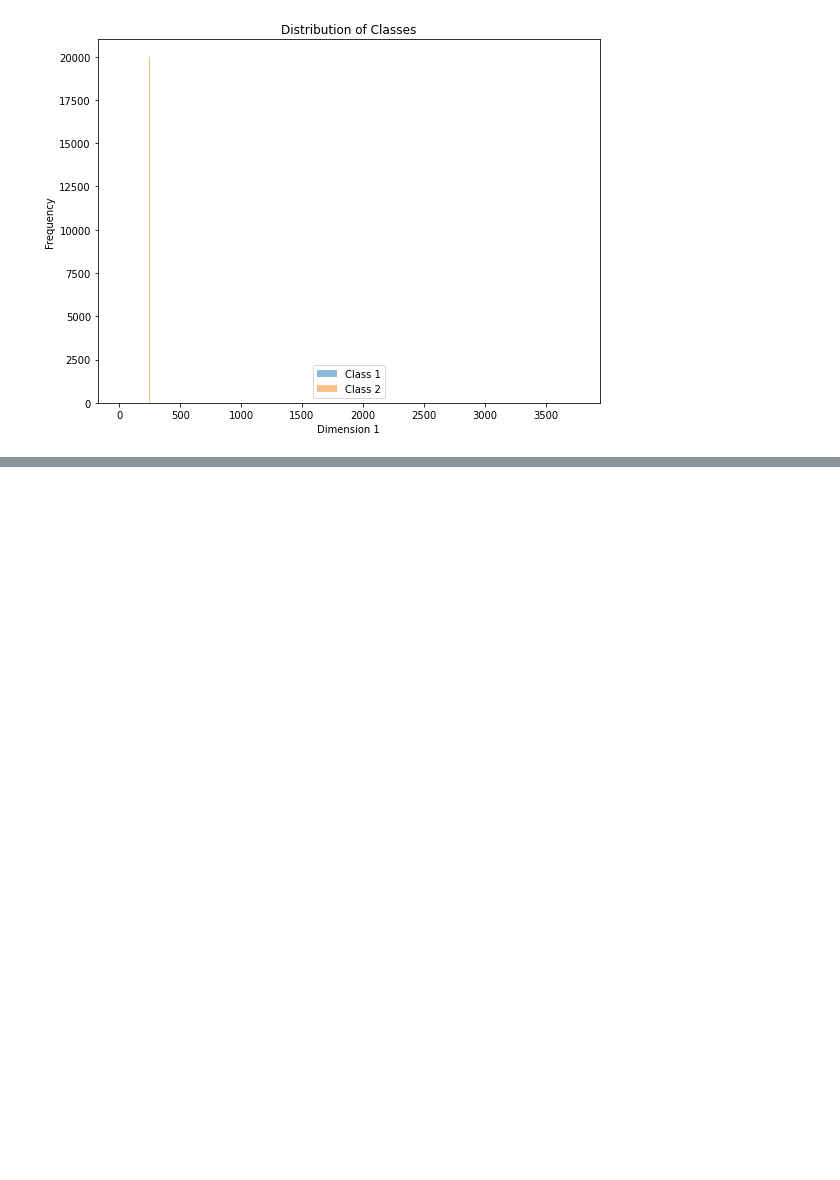
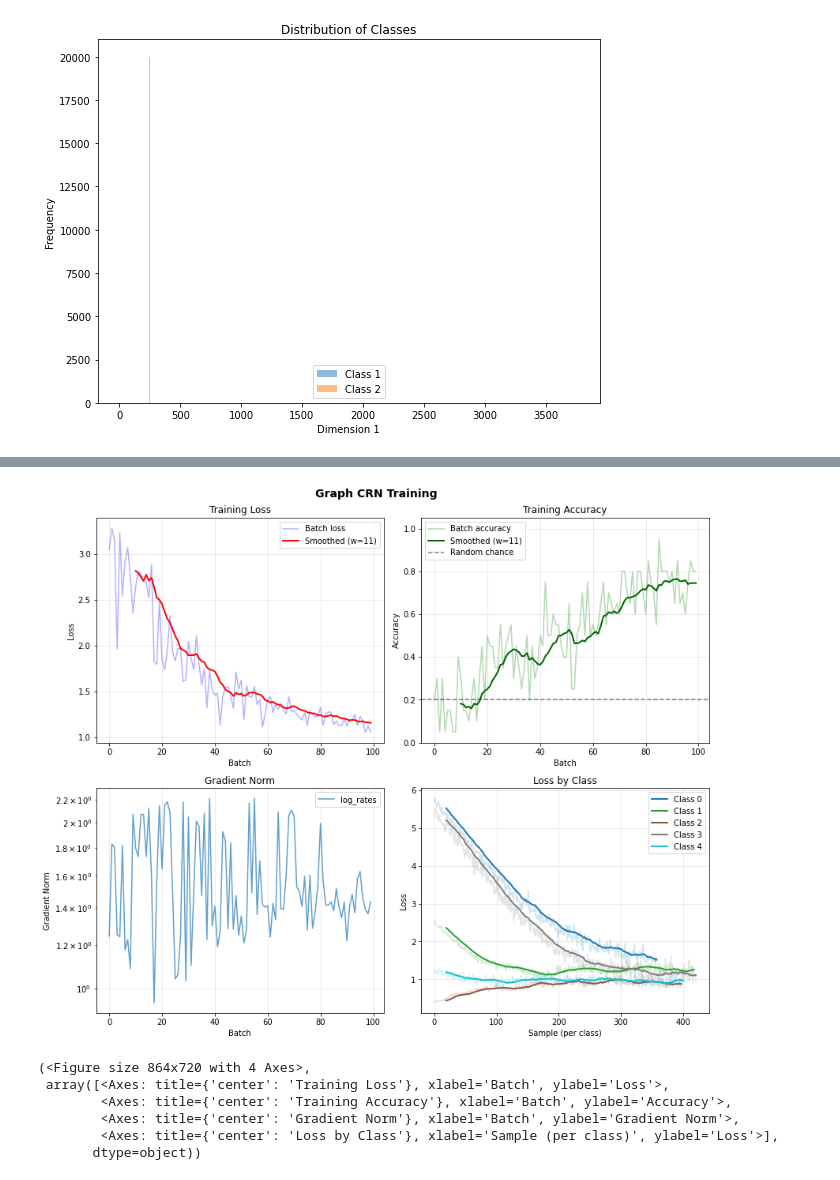
Before and after one commit to csfloyd/GlycanAnalysis, a Jupyter notebook: Python/training_signaling_networks.ipynb, the cells around one changed output, grey strips where cells are left out. Saved outputs shown, nothing was run; the diff lists cells and outputs as text; code cells hidden in the pictures; blank space fills up the shorter version.

```diff
--- a/Python/training_signaling_networks.ipynb
+++ b/Python/training_signaling_networks.ipynb
@@ -299,0 +480,69 @@ plt.show()
+# %%
+import numpy as np
+from CRNs.training import GraphComputation, CRNModel, UnifiedTrainer, run_training_crn, plot_training_diagnostics
+
+# ============== SETUP ==============
+# Assumes already defined:
+#   r_n, sim, L, G, input_nodes, target_nodes, n_classes, input_data
+#   dR_dC_func, dR_dk_func, dR_dl_func, generate_positive_initial_concentrations_nnls
+
+# Initialize rates (log-normal)
+n_rates = len(r_n.get_rates())
+rates = np.exp(np.random.randn(n_rates) * 1.0)
+r_n.update_rates(rates)
+
+# ============== GRAPH COMPUTATION ==============
+graph_comp = GraphComputation(G, input_nodes, target_nodes)
+graph_comp.build_r_n_maps(r_n)
+
+# Build l0 to match graph node ordering
+n_nodes = len(graph_comp.nodes)
+default_l0 = np.ones(n_nodes)
+
+# Target node indices in species list
+target_node_idxs = [r_n.species_names.index(node) for node in target_nodes]
+n_inputs = len(input_nodes)
+
+# ============== MODEL ==============
+crn_model = CRNModel(
+    r_n=r_n,
+    sim=sim,
+    L=L,
+    class_ids=target_node_idxs,
+    n_inputs=n_inputs,
+    default_l0=default_l0,
+    forward_method='graph',
+    graph_comp=graph_comp,
+    dR_dC_func=dR_dC_func,
+    dR_dk_func=dR_dk_func,
+    dR_dl_func=dR_dl_func,
+    generate_init_func=generate_positive_initial_concentrations_nnls,
+)
+
+# ============== TRAINER ==============
+trainer = UnifiedTrainer(
+    crn_model,
+    optimizer_type='adam',
+    lr_dict={'log_rates': 0.001, 'log_l0': 0.001},
+    max_grad_norm=50.0,
+    frozen_params=['log_l0']
+)
+
+# ============== TRAIN ==============
+history = run_training_crn(
+    trainer=trainer,
+    input_data=input_data,
+    n_classes=n_classes,
+    num_batches=100,
+    batch_size=20,
+    T_start=0.1,
+    T_end=0.1,
+    T_decay=0.99,
+    noise_start=0.0,
+    noise_end=0.0,
+    noise_decay=0.99,
+    print_every=50
+)
+
+plot_training_diagnostics(history, title="Graph CRN Training")
+# %% [output]
@@ -300,3 +565,10 @@ plt.show()
+[figure, added]
+(<Figure size 864x720 with 4 Axes>,
+ array([<Axes: title={'center': 'Training Loss'}, xlabel='Batch', ylabel='Loss'>,
+        <Axes: title={'center': 'Training Accuracy'}, xlabel='Batch', ylabel='Accuracy'>,
+        <Axes: title={'center': 'Gradient Norm'}, xlabel='Batch', ylabel='Gradient Norm'>,
+        <Axes: title={'center': 'Loss by Class'}, xlabel='Sample (per class)', ylabel='Loss'>],
+       dtype=object))
 # %%
 from CRNs.training import (SimpleMLP, MLPModel, UnifiedTrainer,
                            TrainingHistory, run_training, plot_training_diagnostics)
```
Also changed, not shown: parts of 13 cells of this notebook, 8 other files.
